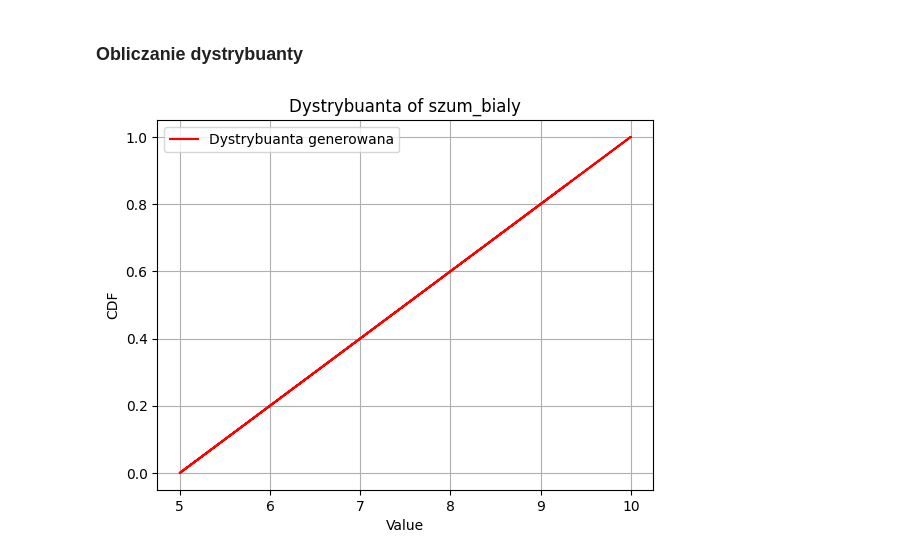
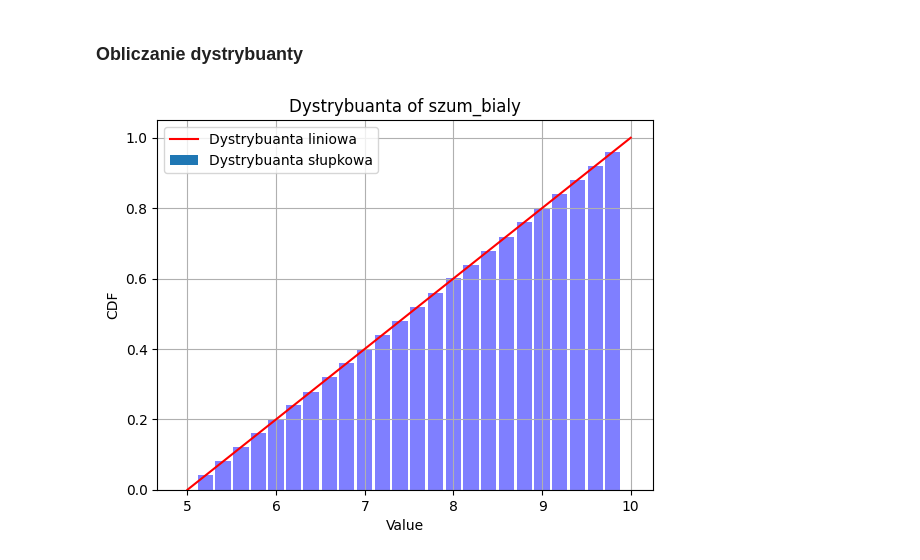
Before and after one commit to mbrunka/stochastyka-white-noise, a Jupyter notebook: main.ipynb, the cells around one changed output. Saved outputs shown, nothing was run; the diff lists cells and outputs as text; code cells hidden in the pictures.

Commit message:
dystrybuanta slupkowa

```diff
--- a/main.ipynb
+++ b/main.ipynb
@@ -94,14 +105,46 @@ plt.show()
 # %% [markdown]
 ### Obliczanie dystrybuanty
-# %%
-### Obliczanie dystrybuanty
-plt.plot(szum_bialy, uniform.cdf(szum_bialy, loc=ZAKRES[0], scale=ZAKRES[1]-ZAKRES[0]), 'r', label='Dystrybuanta generowana')
-
-plt.title('Dystrybuanta of szum_bialy')
-plt.xlabel('Value')
-plt.ylabel('CDF')
-plt.legend()
-plt.grid(True)
-plt.show()
-# %% [output]
-[figure, removed]
+# %%
+def wykresy_dystrybuanty(szum_bialy, liczba_slupkow=10, szerokosc_slupka=0.90):
+    '''
+    Funkcja generuje wykresy dystrybuanty dla szumu białego.
+    :param szum_bialy: wygenerowany wcześniej szum biały
+    :param liczba_slupkow: liczba słupków, domyślnie 10
+    :param szerokosc_slupka: szerokość słupka, w przedziale 0.0 - 1.0 (domyślnie 0.9)
+    :return: brak
+    '''
+
+    # Obliczanie dystrybuanty
+    cdf_values = uniform.cdf(szum_bialy, loc=ZAKRES[0], scale=ZAKRES[1] - ZAKRES[0])
+
+    # Obliczanie kroku dla słupków X
+    ilosc_probek = len(szum_bialy)
+    krok = int(ilosc_probek / liczba_slupkow)
+
+    # Sortowanie danych
+    sorted_data = np.sort(szum_bialy)
+    sorted_cdf = np.sort(cdf_values)
+
+    # Obliczanie szerokości słupków
+    width = (sorted_data[krok] - sorted_data[0]) * szerokosc_slupka  # 80% szerokości między pierwszym a drugim słupkiem
+
+    # Tworzenie wykresu słupkowego dystrybuanty
+    for i in range(0, LICZBA_PROBEK, krok):
+        plt.bar(sorted_data[i], sorted_cdf[i], width=width, color='b', alpha=0.5)
+
+    # Dodanie labela dla wszystkich słupków
+    plt.bar([], [], color='b', alpha=0.5, label='Dystrybuanta słupkowa')
+
+    # Tworzenie wykresu liniowego dla dystrybuanty
+    plt.plot(sorted_data, sorted_cdf, 'r', label='Dystrybuanta liniowa')
+
+    plt.title('Dystrybuanta of szum_bialy')
+    plt.xlabel('Value')
+    plt.ylabel('CDF')
+    plt.legend()
+    plt.grid(True)
+    plt.show()
+
+wykresy_dystrybuanty(szum_bialy=szum_bialy, liczba_slupkow=25, szerokosc_slupka=0.85)
+# %% [output]
+[figure, added]
```
Also changed, not shown: parts of 8 cells of this notebook.
